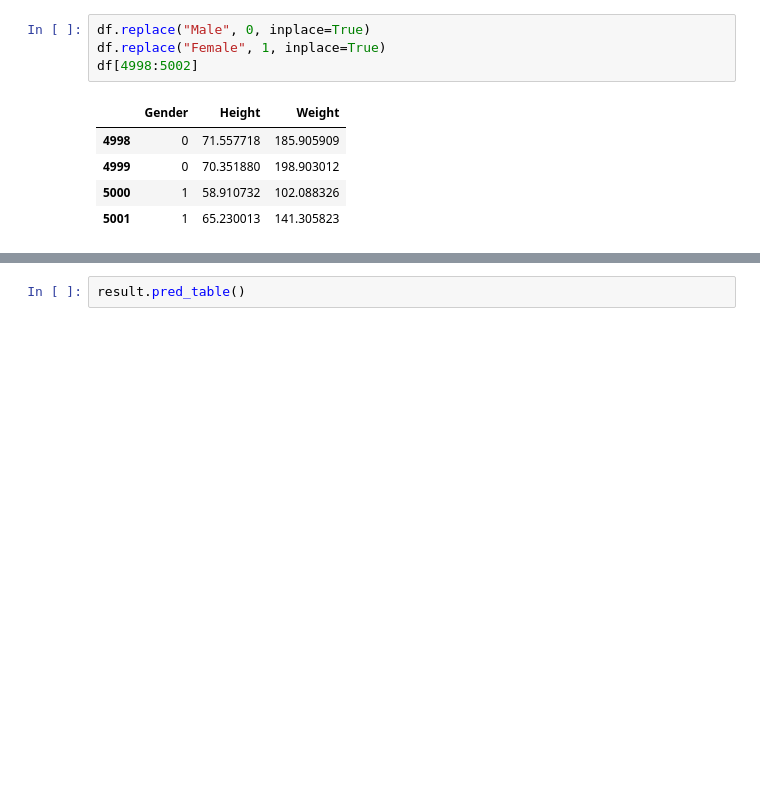
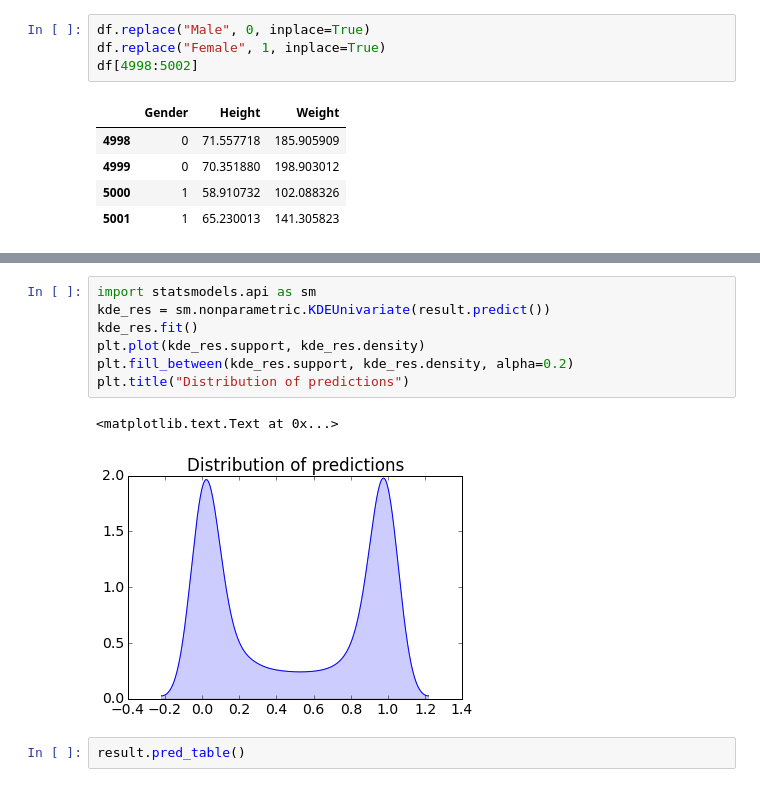
Before and after one commit to jhalverson/data_science, a Jupyter notebook: statistics/logistic_weight_height.ipynb, the cells around one changed output, grey strips where cells are left out. Saved outputs shown, nothing was run; the diff lists cells and outputs as text; blank space fills up the shorter version.

Commit message:
Added density of predictions

```diff
--- a/statistics/logistic_weight_height.ipynb
+++ b/statistics/logistic_weight_height.ipynb
@@ -101,6 +101,16 @@ Intercept     -0.6925      1.328     -0.521      0.602        -3.296     1.911
 Height         0.4926      0.029     17.013      0.000         0.436     0.549
 Weight        -0.1983      0.005    -38.663      0.000        -0.208    -0.188
 ==============================================================================
+# %%
+import statsmodels.api as sm
+kde_res = sm.nonparametric.KDEUnivariate(result.predict())
+kde_res.fit()
+plt.plot(kde_res.support, kde_res.density)
+plt.fill_between(kde_res.support, kde_res.density, alpha=0.2)
+plt.title("Distribution of predictions")
+# %% [output]
+<matplotlib.text.Text at 0x...>
+[figure, added]
 # %%
 result.pred_table()
 # %% [output]
```
Also changed, not shown: parts of 2 cells of this notebook.
